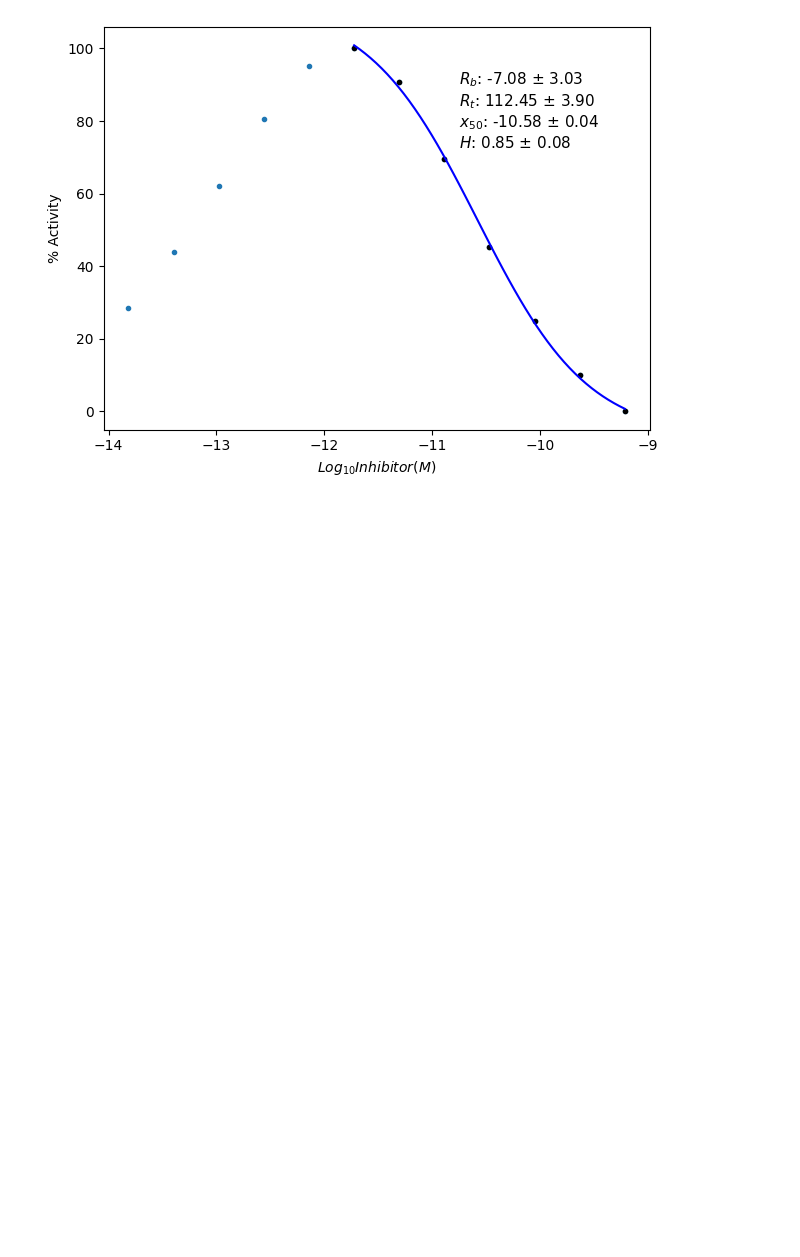
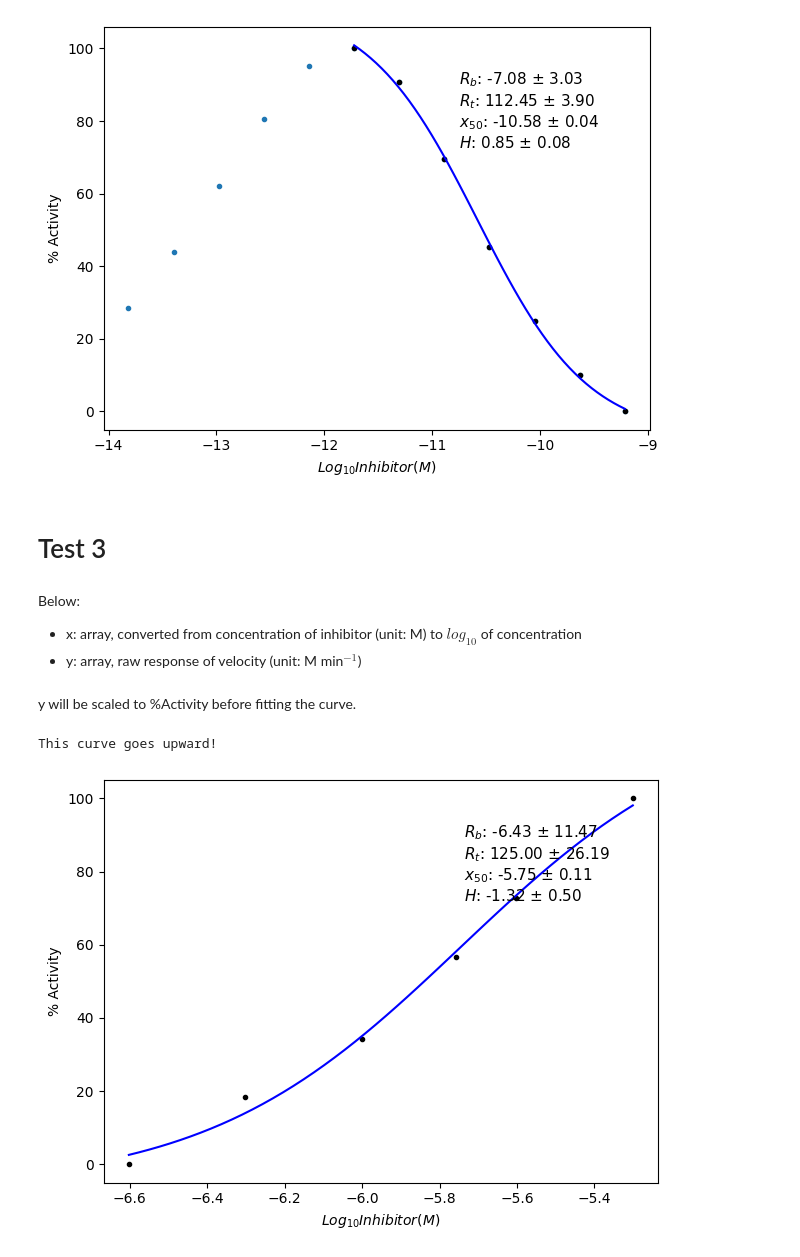
Before and after one commit to vanngocthuyla/kinetic_mpro, a Jupyter notebook: biphasic_curve/20230531_Estimation_Half_Curve.ipynb, the cells around one changed output. Drawn from its saved outputs; the diff is of its cells as text; code cells hidden in the pictures; blank space fills up the shorter version.

Commit message:
Test more cases

```diff
--- a/biphasic_curve/20230531_Estimation_Half_Curve.ipynb
+++ b/biphasic_curve/20230531_Estimation_Half_Curve.ipynb
@@ -194,7 +193,7 @@ def estimate_theta_downward_curve(data, init_theta=None, plotting=True, outfile=
         variance: float, variance of data on the curve
     """
     idx = np.argmax(np.array(data['y']))
-    if idx>=0 and idx < (len(data['x'])-1):
+    if idx>=0 and idx < (len(data['x'])-3):
         if idx == 0:
             x = np.array(data['x'])
             y = np.array(data['y'])
@@ -212,9 +211,22 @@ def estimate_theta_downward_curve(data, init_theta=None, plotting=True, outfile=
             ax = plt.axes()
             if idx > 0:
                 ax.plot(data['x'], data['y'], '.')
-                plot_curve(data=data_update, theta=theta, ASE=ASE, ax=ax, outfile=outfile)
+
+            plot_curve(data=data_update, theta=theta, ASE=ASE, ax=ax, outfile=outfile)
+
+        return [theta, ASE, var]
+
+    elif idx==(len(data['x'])-1):
+        print("This curve goes upward!")
+        data_update = data
+        [theta, ASE, var] = parameter_estimation(data_update)
+
+        if plotting:
+            plt.figure(figsize=(6.4, 4.8), dpi=100)
+            ax = plt.axes()
+            plot_curve(data=data_update, theta=theta, ASE=ASE, ax=ax, outfile=outfile)
 
         return [theta, ASE, var]
     else:
-        print("This curve goes upward!")
+        print("Cannot fit the downward curve, not enough data")
 # %% [markdown]
@@ -294,3 +306,23 @@ outfile = "/content/drive/MyDrive/MoonShot/dimer/output/curve.png"
 [R_b, R_t, x50, H] = theta
 # %% [output]
 [figure]
+# %% [markdown]
+# Test 3
+# %% [markdown]
+Below:
+- x: array, converted from concentration of inhibitor (unit: M) to $log_{10}$ of concentration
+- y: array, raw response of velocity (unit: M min$^{-1}$)
+# %%
+x = np.log10(np.array([0.25, 0.5, 1, 1.75, 2.5, 5])*1E-6) #M
+y = np.array([0.1204, 0.1862, 0.243, 0.3234, 0.3816, 0.4788])*1E-6 # M min^{-1}
+# %% [markdown]
+y will be scaled to %Activity before fitting the curve.
+# %%
+data = {}
+data['x'] = x
+data['y'] = scaling_data(y, min(y), max(y))
+# %%
+[theta, ASE, var] = estimate_theta_downward_curve(data)
+# %% [output]
+This curve goes upward!
+[figure, added]
```
Also changed, not shown: parts of 7 cells of this notebook, 2 other files.
